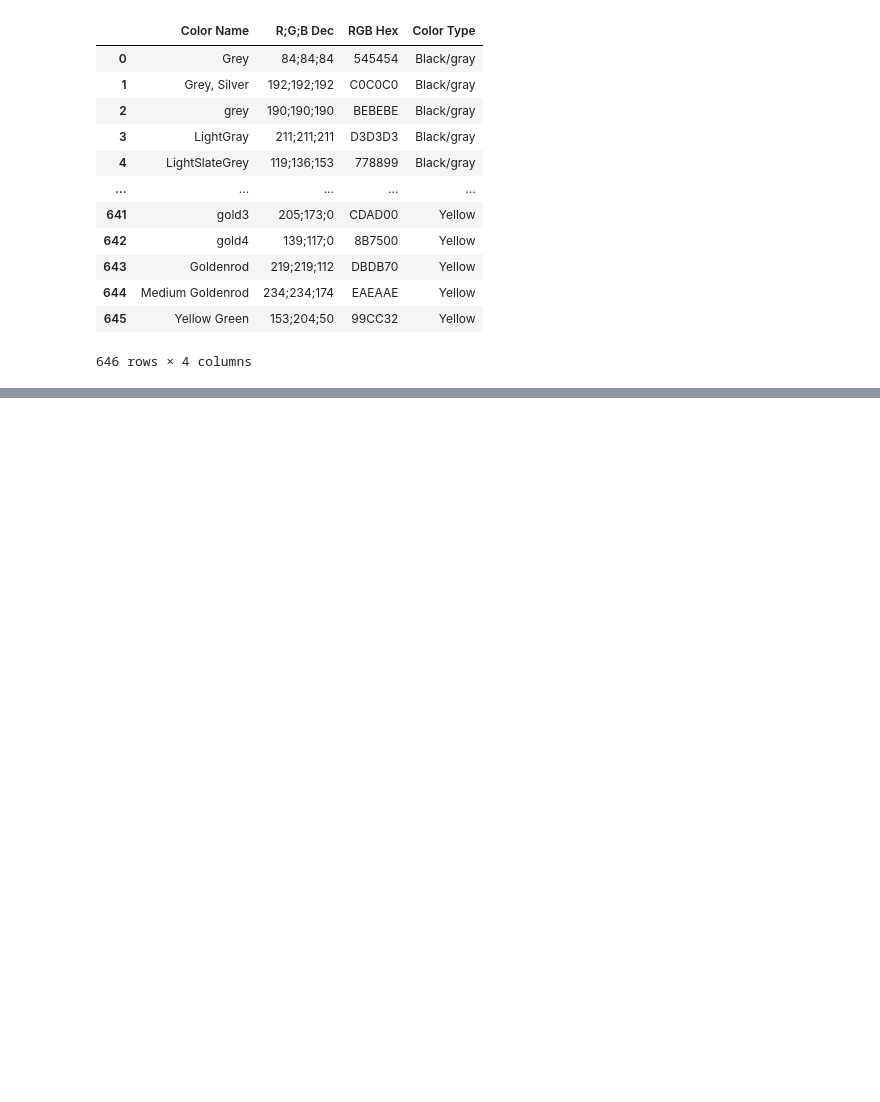
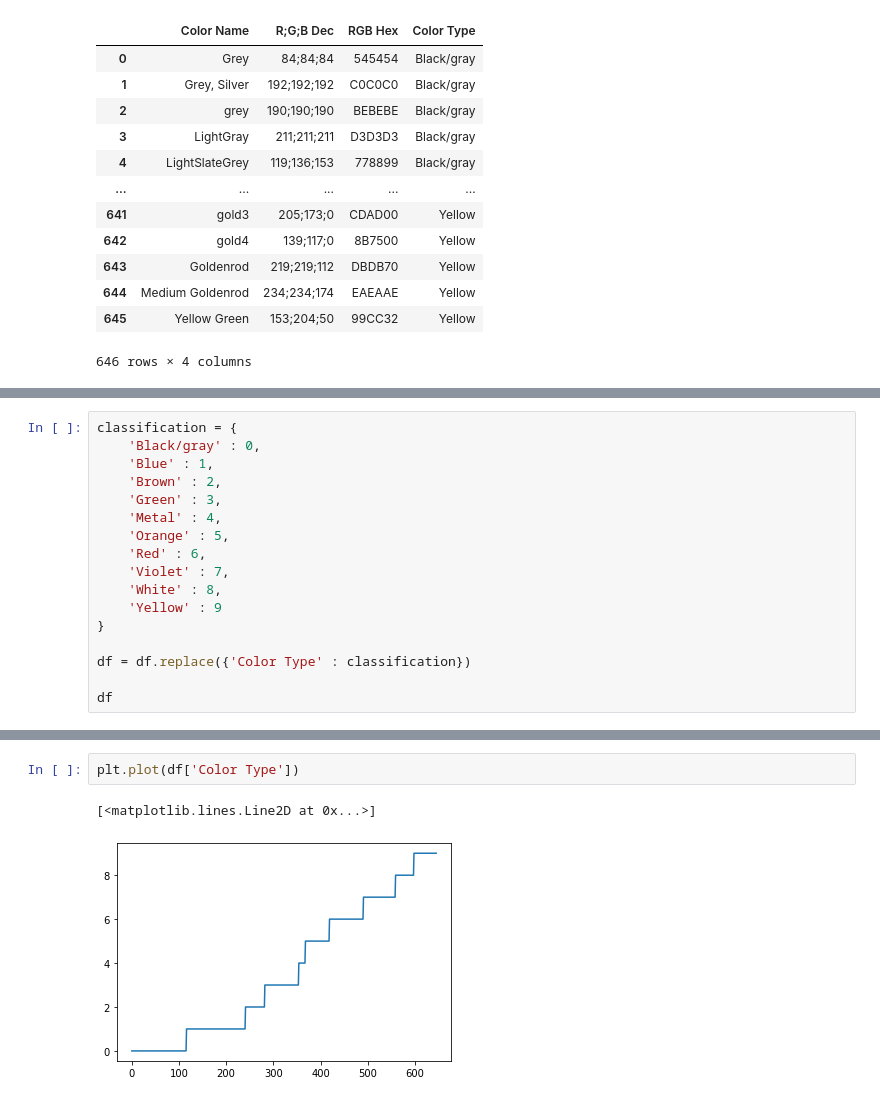
Before and after one commit to Gaboelc/Color-classifier, a Jupyter notebook: data_classification.ipynb, the cells around one changed output, grey strips where cells are left out. Cells and saved outputs as stored; diff of their text form; blank space fills up the shorter version.

```diff
--- a/data_classification.ipynb
+++ b/data_classification.ipynb
@@ -45,0 +64,17 @@ df
+# %%
+classification = {
+    'Black/gray' : 0,
+    'Blue' : 1,
+    'Brown' : 2,
+    'Green' : 3,
+    'Metal' : 4,
+    'Orange' : 5,
+    'Red' : 6,
+    'Violet' : 7,
+    'White' : 8,
+    'Yellow' : 9
+}
+
+df = df.replace({'Color Type' : classification})
+
+df
@@ -45,0 +95,5 @@ df
+# %%
+plt.plot(df['Color Type'])
+# %% [output]
+[<matplotlib.lines.Line2D at 0x...>]
+[figure, added]
```
Also changed, not shown: parts of 14 cells of this notebook, 1 other file.
